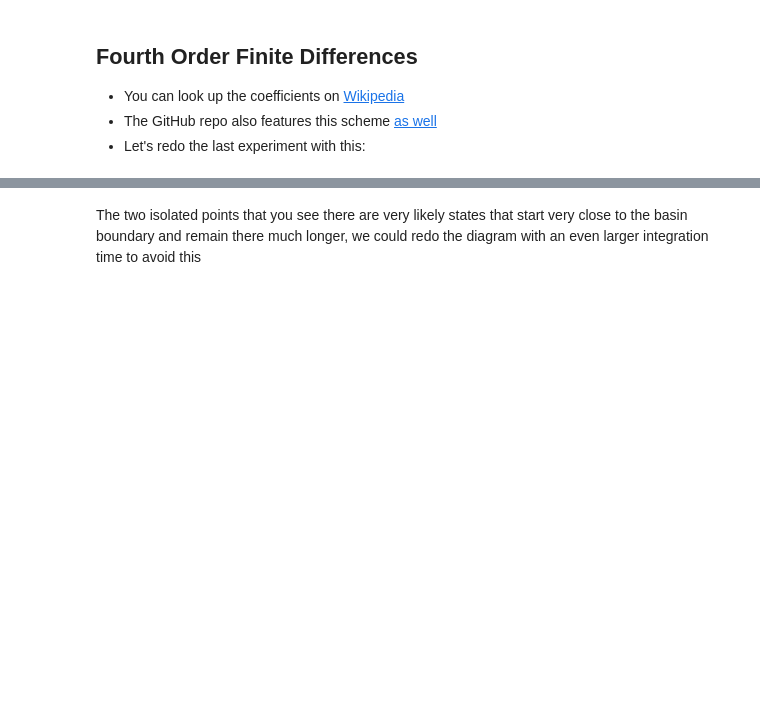
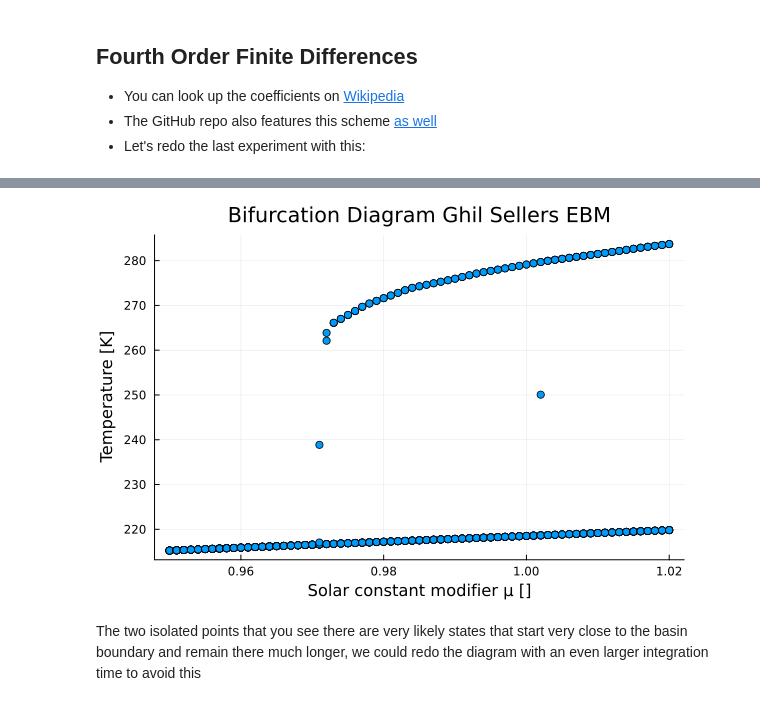
Before and after one commit to TUM-PIK-ESM/TUM-Dynamics-Lecture, a Jupyter notebook: exercises/exercise-9/Exercise9-Solution.ipynb, the cells around one changed output, grey strips where cells are left out. Drawn from its saved outputs; the diff is of its cells as text; code cells hidden in the pictures; blank space fills up the shorter version.

```diff
--- a/exercises/exercise-9/Exercise9-Solution.ipynb
+++ b/exercises/exercise-9/Exercise9-Solution.ipynb
@@ -166,8 +184,8 @@ We see that using a more accurate finite difference scheme helps solving the equ
 # %%
 μs = 0.95:0.001:1.02
-u0s = 210:5:290
+u0s = 210:10:290
 
-tspan=(0.,5e10)
+tspan=(0.,5e9)
 prob = ODEProblem(ghilsellers_ebm!, 300 .* ones(Float64, p.g.N), tspan, p)
 
 
@@ -177,8 +195,8 @@ for μ ∈ μs
     p = ContinousGhilSellersParameters(grid, μ=μ)
     for u0 ∈ u0s
         bif_diagram[count, 1] = μ
-        bif_diagram[count, 2] = mean(solve(remake(prob,p=p,u0=u0*ones(Float64, p.g.N)),reltol=1e-6)(tspan[2]))
+        bif_diagram[count, 2] = mean(solve(remake(prob,p=p,u0=u0*ones(Float64, p.g.N)), Tsit5(),reltol=1e-6).u[end])
         count += 1
     end
+    println(string("Progress: μ = ",μ))
 end
-scatter(bif_diagram[:,1],bif_diagram[:,2],legend=nothing, xlabel="Solar constant modifier μ []", ylabel="Temperature [K]", title="Bifurcation Diagram 0D EBM")
@@ -185,2 +221,6 @@ scatter(bif_diagram[:,1],bif_diagram[:,2],legend=nothing, xlabel="Solar constant
+# %%
+scatter(bif_diagram[:,1],bif_diagram[:,2],legend=nothing, xlabel="Solar constant modifier μ []", ylabel="Temperature [K]", title="Bifurcation Diagram Ghil Sellers EBM")
+# %% [output]
+[figure, added]
 # %% [markdown]
 The two isolated points that you see there are very likely states that start very close to the basin boundary and remain there much longer, we could redo the diagram with an even larger integration time to avoid this
```
Also changed, not shown: parts of 11 cells of this notebook.
